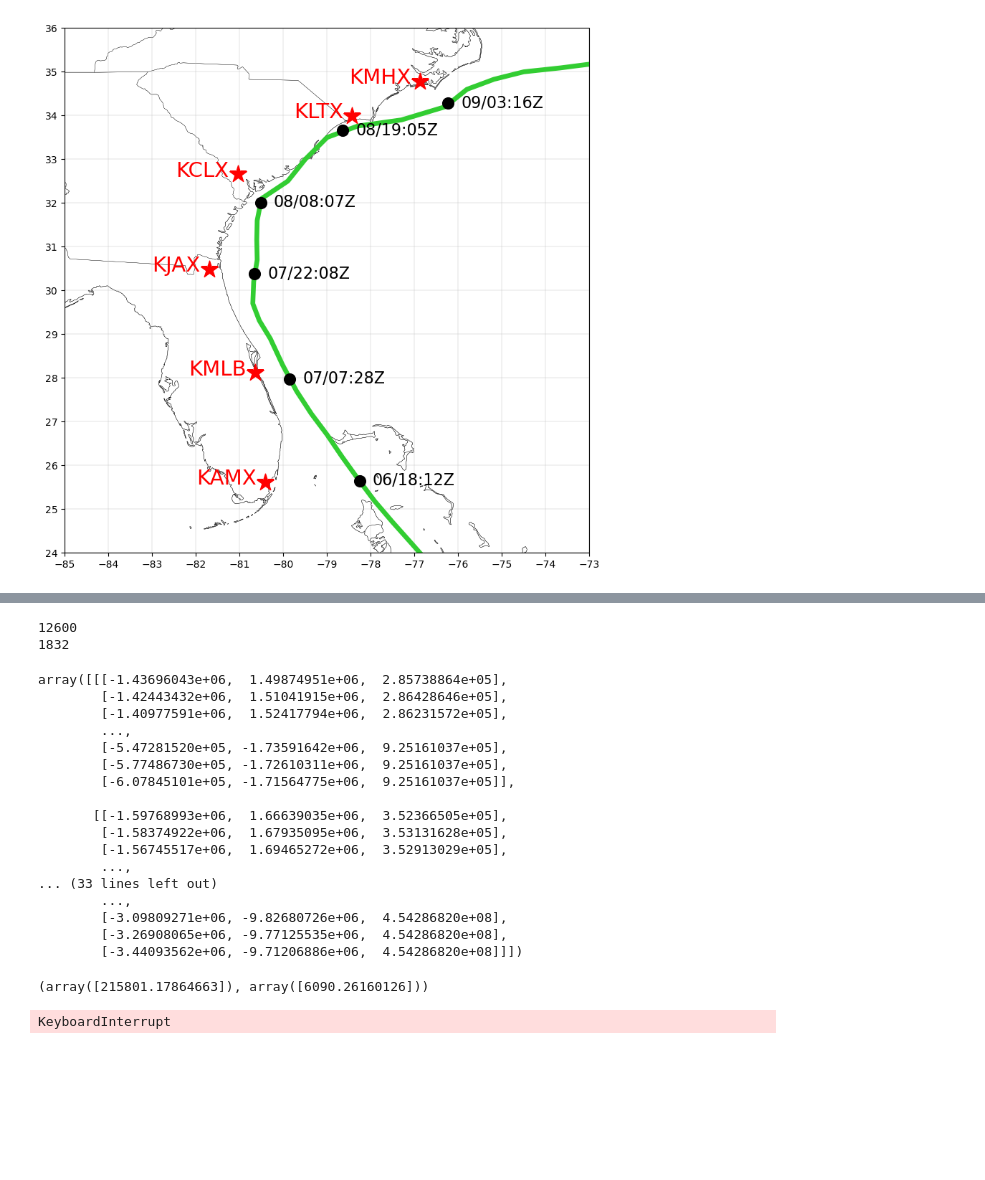
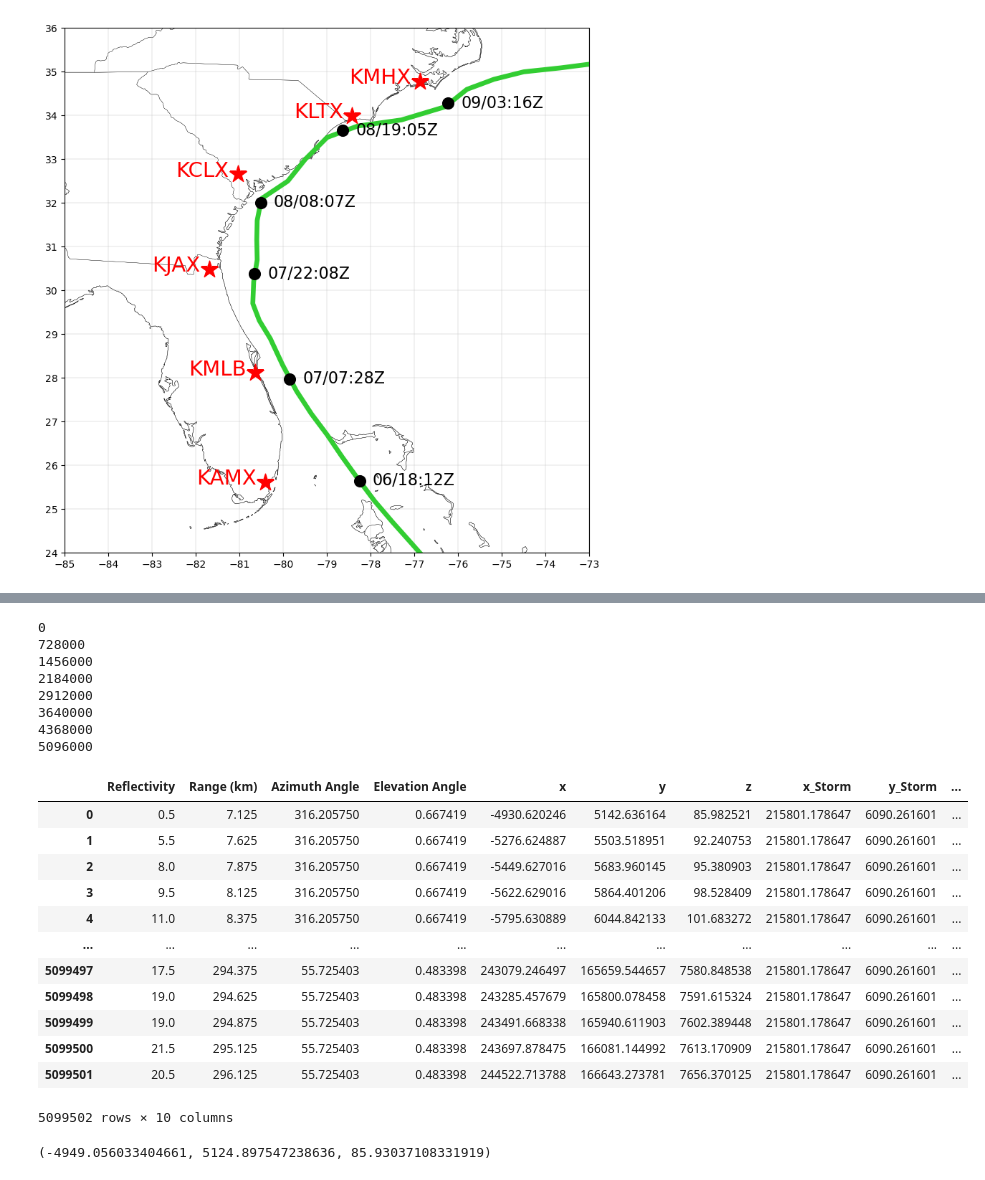
Before and after one commit to Luigi728/ExtraTrack_Github, a Jupyter notebook: Radar_Meteo/Project/Radar_Project.ipynb, the cells around one changed output, grey strips where cells are left out. Cells and saved outputs as stored; diff of their text form; code cells hidden in the pictures; blank space fills up the shorter version.

```diff
--- a/Radar_Meteo/Project/Radar_Project.ipynb
+++ b/Radar_Meteo/Project/Radar_Project.ipynb
@@ -274,51 +238,0 @@ array([[ -3. ,  -3.5,  -5. , ..., -33. , -33. , -33. ],
-# %%
-print (len(Radar_KAMX.fields['reflectivity']['data']))
-print (len(Radar_KAMX.fields['reflectivity']['data'][0]))
-# %% [output]
-12600
-1832
-# %%
-Elevations = numpy.array(Radar_KAMX.elevation['data'])
-Azimuths = numpy.array(Radar_KAMX.azimuth['data'])
-Ranges = numpy.array(Radar_KAMX.range['data'])
-# %%
-Cartesian = numpy.zeros((len(Ranges),len(Elevations),3))
-for j in range(len(Ranges)):
-    for k in range(len(Elevations)):
-        Cartesian[j][k] = pyart.core.antenna_to_cartesian(Ranges[j], Azimuths[k], Elevations[k])
-# %%
-Cartesian
-# %% [output]
-array([[[-1.43696043e+06,  1.49874951e+06,  2.85738864e+05],
-        [-1.42443432e+06,  1.51041915e+06,  2.86428646e+05],
-        [-1.40977591e+06,  1.52417794e+06,  2.86231572e+05],
-        ...,
-        [-5.47281520e+05, -1.73591642e+06,  9.25161037e+05],
-        [-5.77486730e+05, -1.72610311e+06,  9.25161037e+05],
-        [-6.07845101e+05, -1.71564775e+06,  9.25161037e+05]],
-
-       [[-1.59768993e+06,  1.66639035e+06,  3.52366505e+05],
-        [-1.58374922e+06,  1.67935095e+06,  3.53131628e+05],
-        [-1.56745517e+06,  1.69465272e+06,  3.52913029e+05],
-        ...,
-... (33 lines left out)
-        ...,
-        [-3.09809271e+06, -9.82680726e+06,  4.54286820e+08],
-        [-3.26908065e+06, -9.77125535e+06,  4.54286820e+08],
-        [-3.44093562e+06, -9.71206886e+06,  4.54286820e+08]]])
-# %%
-pyart.core.geographic_to_cartesian_aeqd(Stations_DF['Storm Lon'][0], Stations_DF['Storm Lat'][0], \
-Stations_DF['Station Lon'][0], Stations_DF['Station Lat'][0])
-# %% [output]
-(array([215801.17864663]), array([6090.26160126]))
-# %%
-Geographic = numpy.zeros((3,len(Ranges),len(Elevations)))
-for j in range(len(Ranges)):
-    for k in range(len(Elevations)):
-        Geographic[0][j][k] = pyart.core.cartesian_to_geographic_aeqd(Cartesian[j][k][0], Cartesian[j][k][1], \
-        Stations_DF['Station Lon'][0], Stations_DF['Station Lat'][0])[0]
-        Geographic[1][j][k] = pyart.core.cartesian_to_geographic_aeqd(Cartesian[j][k][0], Cartesian[j][k][1], \
-        Stations_DF['Station Lon'][0], Stations_DF['Station Lat'][0])[1]
-        Geographic[2][j][k] = Cartesian[j][k][2]
-# %% [output]
-KeyboardInterrupt
@@ -326,0 +297,29 @@ Geographic
+# %%
+DF_KAMX = Create_DF(Radars, Stations_DF, 0)
+DF_KAMX
+# %% [output]
+0
+728000
+1456000
+2184000
+2912000
+3640000
+4368000
+5096000
+|  | Reflectivity | Range (km) | Azimuth Angle | Elevation Angle | x | y | z | x_Storm | y_Storm | ... |
+| 0 | 0.5 | 7.125 | 316.205750 | 0.667419 | -4930.620246 | 5142.636164 | 85.982521 | 215801.178647 | 6090.261601 | ... |
+| 1 | 5.5 | 7.625 | 316.205750 | 0.667419 | -5276.624887 | 5503.518951 | 92.240753 | 215801.178647 | 6090.261601 | ... |
+| 2 | 8.0 | 7.875 | 316.205750 | 0.667419 | -5449.627016 | 5683.960145 | 95.380903 | 215801.178647 | 6090.261601 | ... |
+| 3 | 9.5 | 8.125 | 316.205750 | 0.667419 | -5622.629016 | 5864.401206 | 98.528409 | 215801.178647 | 6090.261601 | ... |
+| 4 | 11.0 | 8.375 | 316.205750 | 0.667419 | -5795.630889 | 6044.842133 | 101.683272 | 215801.178647 | 6090.261601 | ... |
+| ... | ... | ... | ... | ... | ... | ... | ... | ... | ... | ... |
+| 5099497 | 17.5 | 294.375 | 55.725403 | 0.483398 | 243079.246497 | 165659.544657 | 7580.848538 | 215801.178647 | 6090.261601 | ... |
+| 5099498 | 19.0 | 294.625 | 55.725403 | 0.483398 | 243285.457679 | 165800.078458 | 7591.615324 | 215801.178647 | 6090.261601 | ... |
+| 5099499 | 19.0 | 294.875 | 55.725403 | 0.483398 | 243491.668338 | 165940.611903 | 7602.389448 | 215801.178647 | 6090.261601 | ... |
+| 5099500 | 21.5 | 295.125 | 55.725403 | 0.483398 | 243697.878475 | 166081.144992 | 7613.170909 | 215801.178647 | 6090.261601 | ... |
+| 5099501 | 20.5 | 296.125 | 55.725403 | 0.483398 | 244522.713788 | 166643.273781 | 7656.370125 | 215801.178647 | 6090.261601 | ... |
+5099502 rows × 10 columns
+# %%
+pyart.core.antenna_to_cartesian(7.125, 316, 0.667)
+# %% [output]
+(-4949.056033404661, 5124.897547238636, 85.93037108331919)
```
Also changed, not shown: parts of 15 cells of this notebook, 2 other files.
